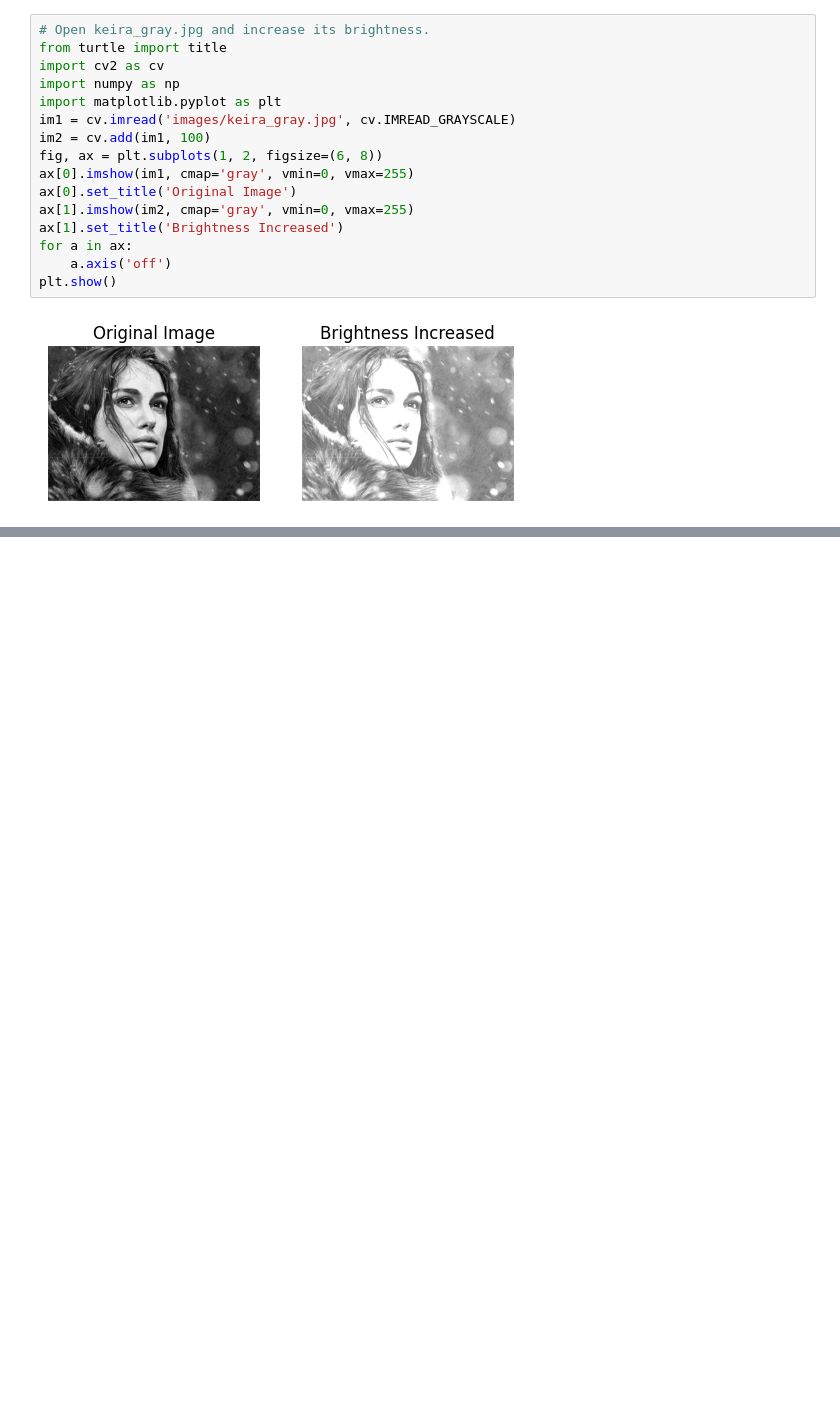
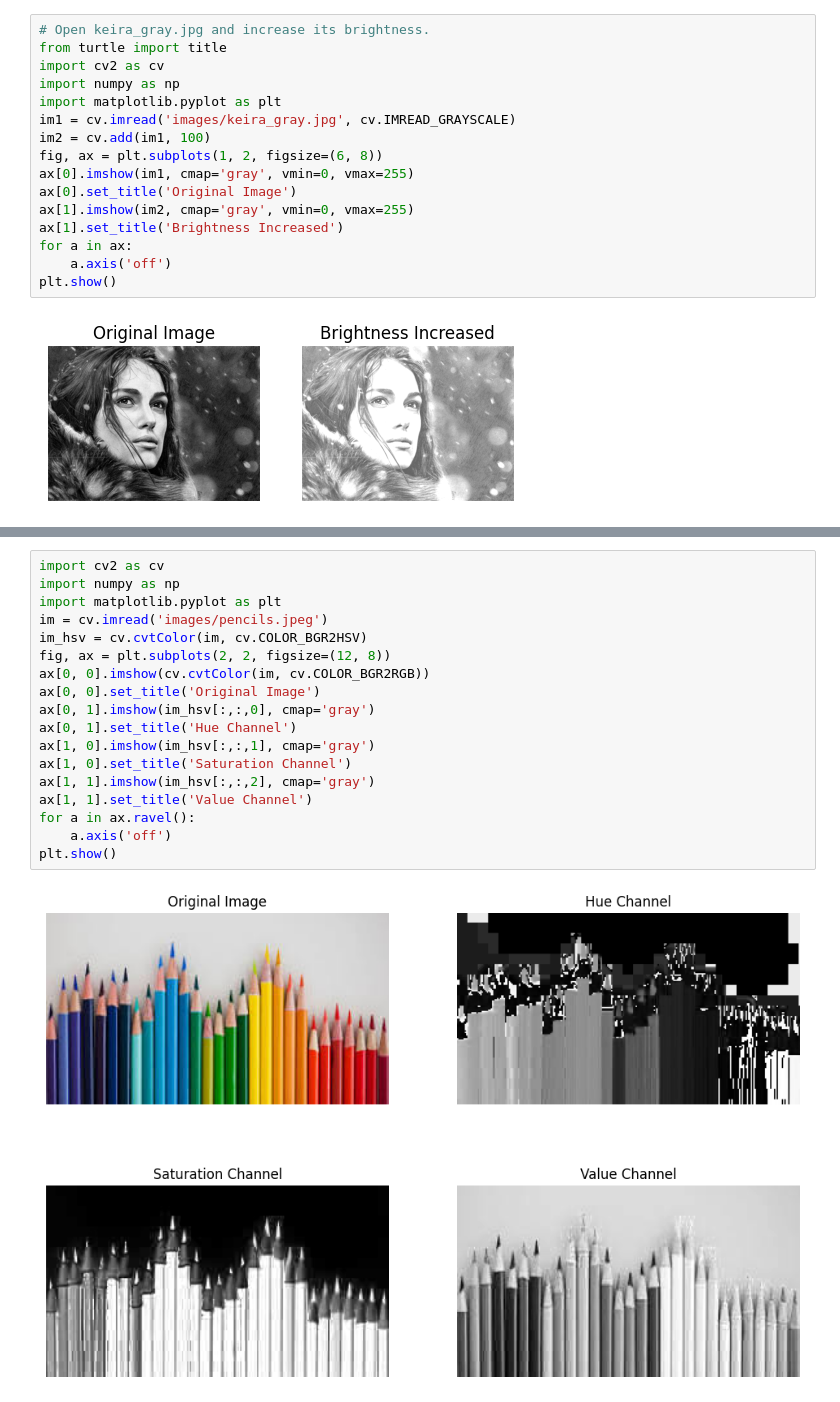
Before and after one commit to neocodered/EN3160_Image_Processing_and_Machine_Vision, a Jupyter notebook: image_basics.ipynb, the cells around one changed output, grey strips where cells are left out. Cells and saved outputs as stored; diff of their text form; blank space fills up the shorter version.

```diff
--- a/image_basics.ipynb
+++ b/image_basics.ipynb
@@ -82,0 +138,20 @@ plt.show()
+# %%
+import cv2 as cv
+import numpy as np
+import matplotlib.pyplot as plt
+im = cv.imread('images/pencils.jpeg')
+im_hsv = cv.cvtColor(im, cv.COLOR_BGR2HSV)
+fig, ax = plt.subplots(2, 2, figsize=(12, 8))
+ax[0, 0].imshow(cv.cvtColor(im, cv.COLOR_BGR2RGB))
+ax[0, 0].set_title('Original Image')
+ax[0, 1].imshow(im_hsv[:,:,0], cmap='gray')
+ax[0, 1].set_title('Hue Channel')
+ax[1, 0].imshow(im_hsv[:,:,1], cmap='gray')
+ax[1, 0].set_title('Saturation Channel')
+ax[1, 1].imshow(im_hsv[:,:,2], cmap='gray')
+ax[1, 1].set_title('Value Channel')
+for a in ax.ravel():
+    a.axis('off')
+plt.show()
+# %% [output]
+[figure, added]
```
Also changed, not shown: parts of 8 cells of this notebook, 2 other files.
